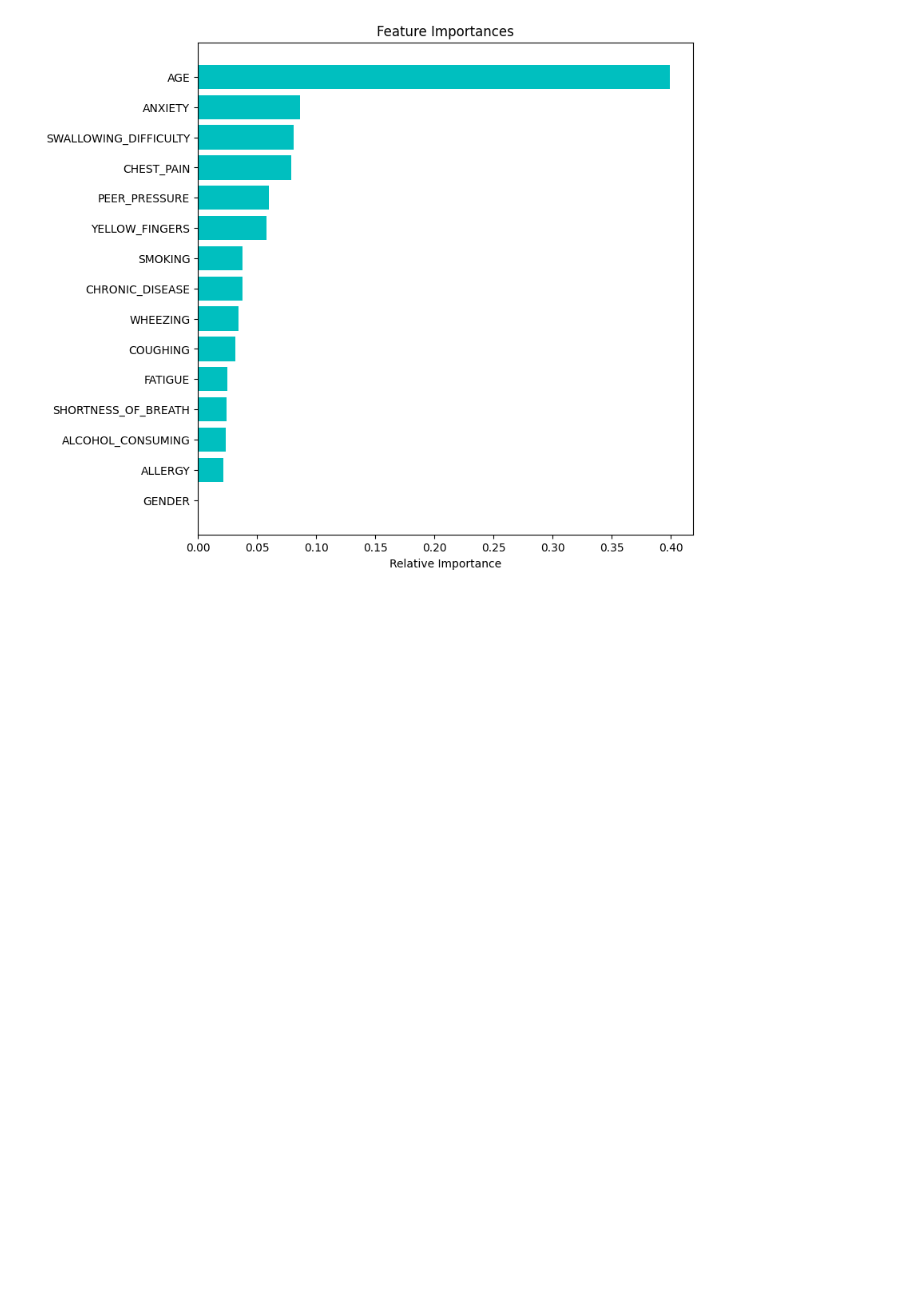
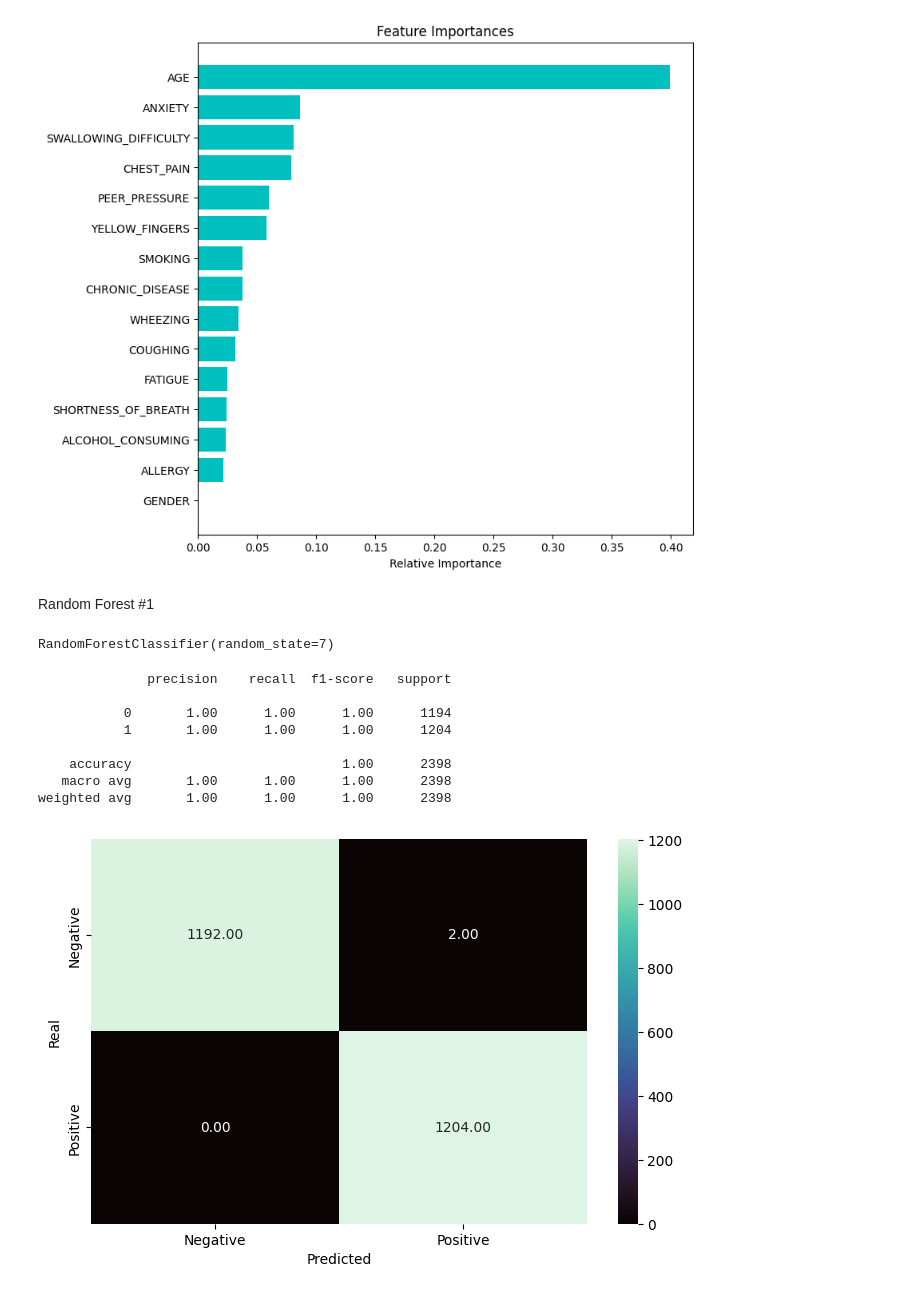
Before and after one commit to SergioDLezama/Lung-Cancer-Prediction-ML, a Jupyter notebook: main.ipynb, the cells around one changed output. Saved outputs shown, nothing was run; the diff lists cells and outputs as text; code cells hidden in the pictures; blank space fills up the shorter version.

```diff
--- a/main.ipynb
+++ b/main.ipynb
@@ -474,3 +477,23 @@ plt.xlabel("Relative Importance")
 plt.show()
 # %% [output]
 [figure]
+# %% [markdown]
+Random Forest #1
+# %%
+rf = RandomForestClassifier(random_state=7)
+rf.fit(X_train, y_train)
+# %% [output]
+RandomForestClassifier(random_state=7)
+# %%
+rf_pred1 = rf.predict(X_train)
+conf_matrix(y_train, rf_pred1)
+# %% [output]
+              precision    recall  f1-score   support
+
+           0       1.00      1.00      1.00      1194
+           1       1.00      1.00      1.00      1204
+
+    accuracy                           1.00      2398
+   macro avg       1.00      1.00      1.00      2398
+weighted avg       1.00      1.00      1.00      2398
+[figure, added]
```
Also changed, not shown: parts of 32 cells of this notebook.
